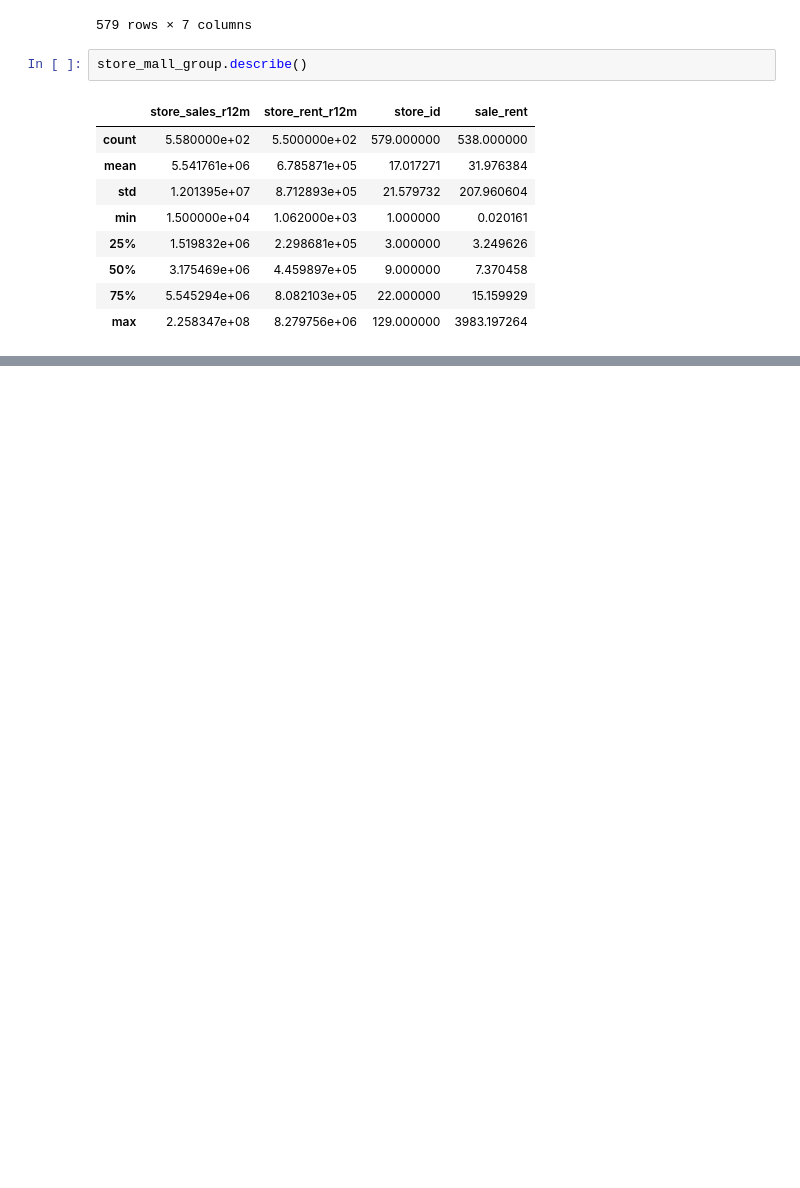
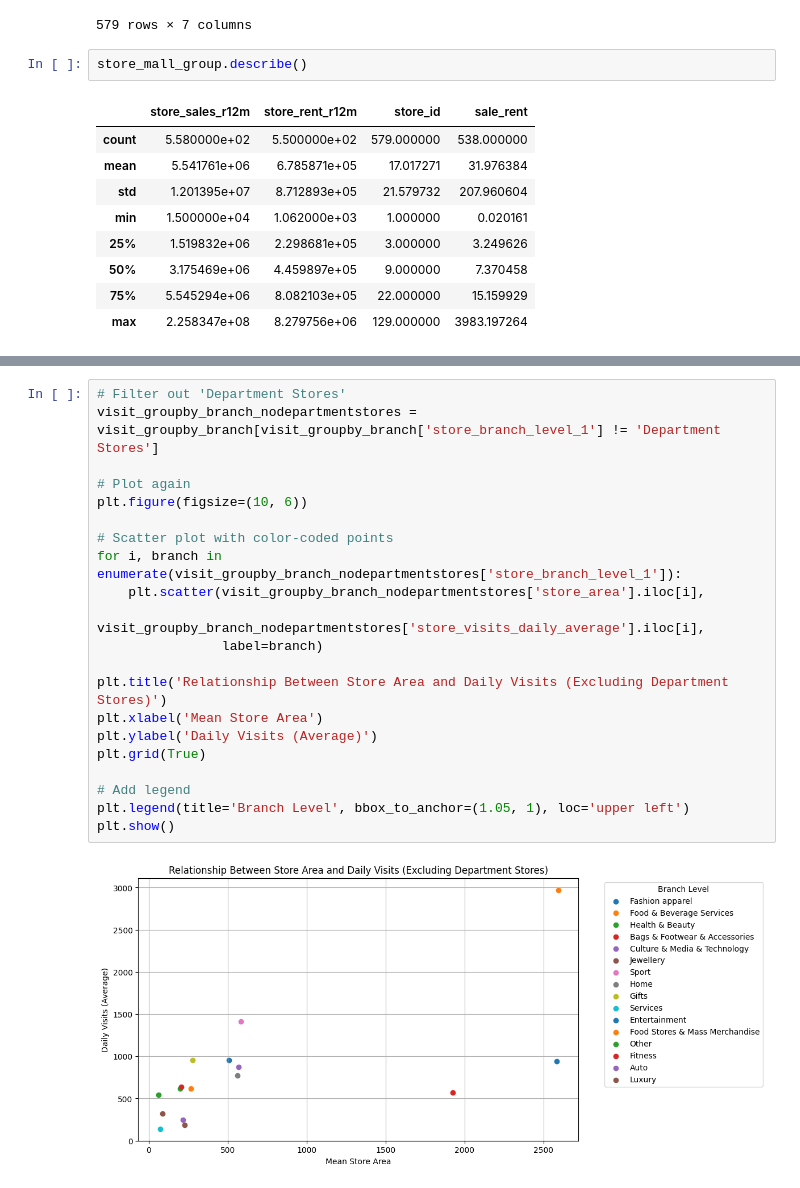
Before and after one commit to JokyHub/Data-Challenge-URW-HEC, a Jupyter notebook: notebook-rong.ipynb, the cells around one changed output, grey strips where cells are left out. Drawn from its saved outputs; the diff is of its cells as text; blank space fills up the shorter version.

```diff
--- a/notebook-rong.ipynb
+++ b/notebook-rong.ipynb
@@ -727,0 +913,23 @@ store_mall_group.describe()
+# %%
+# Filter out 'Department Stores'
+visit_groupby_branch_nodepartmentstores = visit_groupby_branch[visit_groupby_branch['store_branch_level_1'] != 'Department Stores']
+
+# Plot again
+plt.figure(figsize=(10, 6))
+
+# Scatter plot with color-coded points
+for i, branch in enumerate(visit_groupby_branch_nodepartmentstores['store_branch_level_1']):
+    plt.scatter(visit_groupby_branch_nodepartmentstores['store_area'].iloc[i],
+                visit_groupby_branch_nodepartmentstores['store_visits_daily_average'].iloc[i],
+                label=branch)
+
+plt.title('Relationship Between Store Area and Daily Visits (Excluding Department Stores)')
+plt.xlabel('Mean Store Area')
+plt.ylabel('Daily Visits (Average)')
+plt.grid(True)
+
+# Add legend
+plt.legend(title='Branch Level', bbox_to_anchor=(1.05, 1), loc='upper left')
+plt.show()
+# %% [output]
+[figure, added]
```
Also changed, not shown: parts of 34 cells of this notebook.
